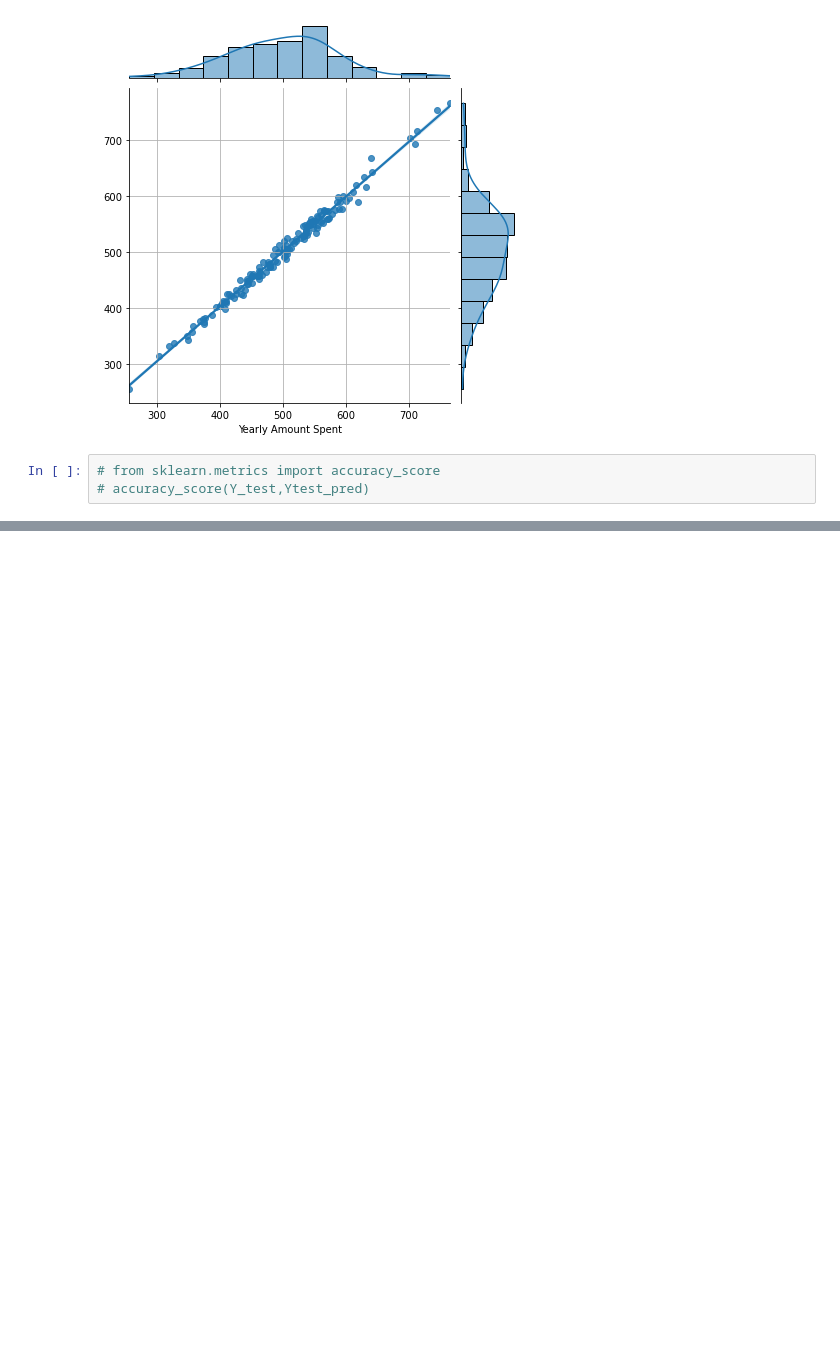
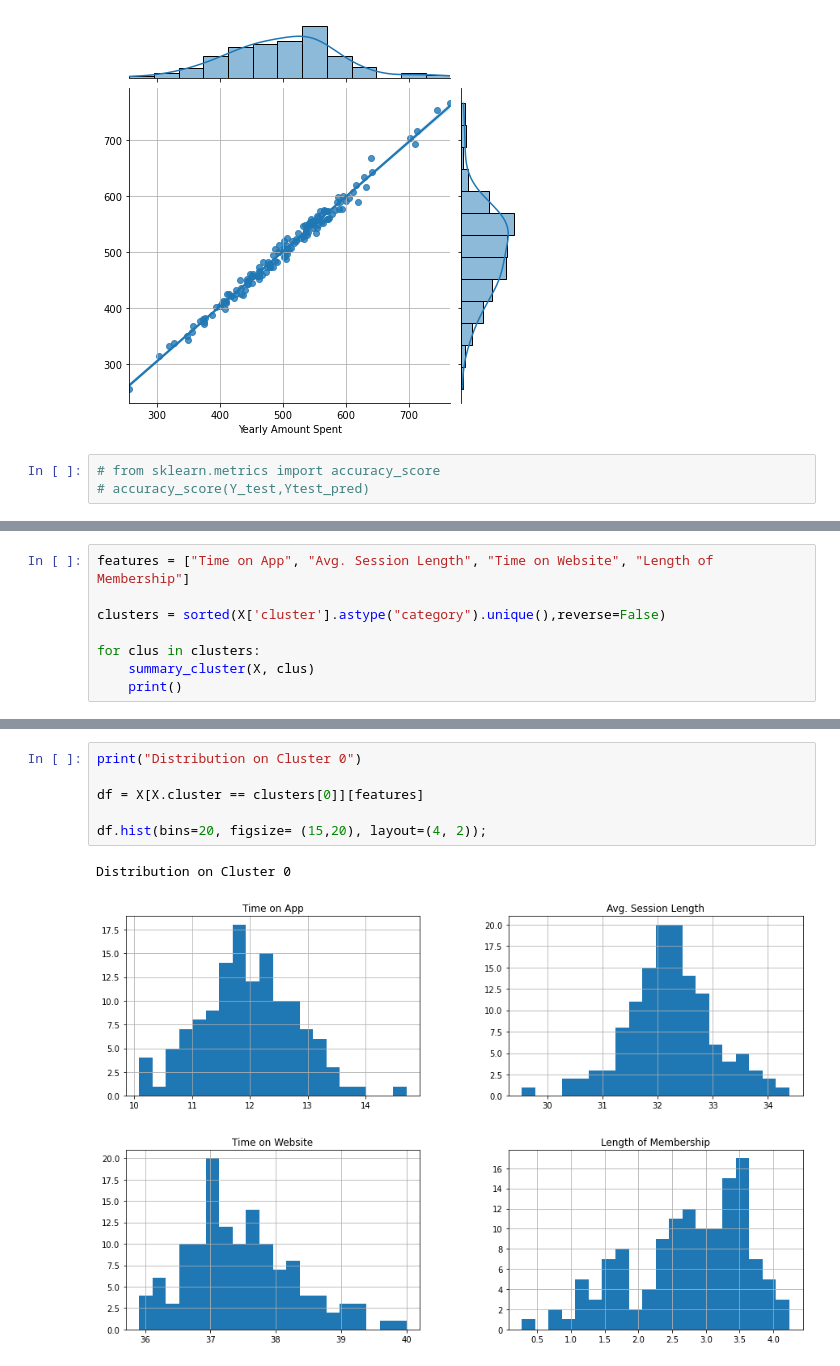
Before and after one commit to ngttnguyen/atom-assignments, a Jupyter notebook: assignment_7/NguyenThaoNguyen_assignment_7.ipynb, the cells around one changed output, grey strips where cells are left out. Cells and saved outputs as stored; diff of their text form; blank space fills up the shorter version.

```diff
--- a/assignment_7/NguyenThaoNguyen_assignment_7.ipynb
+++ b/assignment_7/NguyenThaoNguyen_assignment_7.ipynb
@@ -524,0 +506,8 @@ Tham khảo notebook sau: [Clustering with K-Means](https://www.kaggle.com/ryanh
+# %%
+features = ["Time on App", "Avg. Session Length", "Time on Website", "Length of Membership"]
+
+clusters = sorted(X['cluster'].astype("category").unique(),reverse=False)
+
+for clus in clusters:
+    summary_cluster(X, clus)
+    print()
@@ -524,0 +538,9 @@ Tham khảo notebook sau: [Clustering with K-Means](https://www.kaggle.com/ryanh
+# %%
+print("Distribution on Cluster 0")
+
+df = X[X.cluster == clusters[0]][features]
+
+df.hist(bins=20, figsize= (15,20), layout=(4, 2));
+# %% [output]
+Distribution on Cluster 0
+[figure, added]
```
Also changed, not shown: parts of 20 cells of this notebook, 1 other file.
